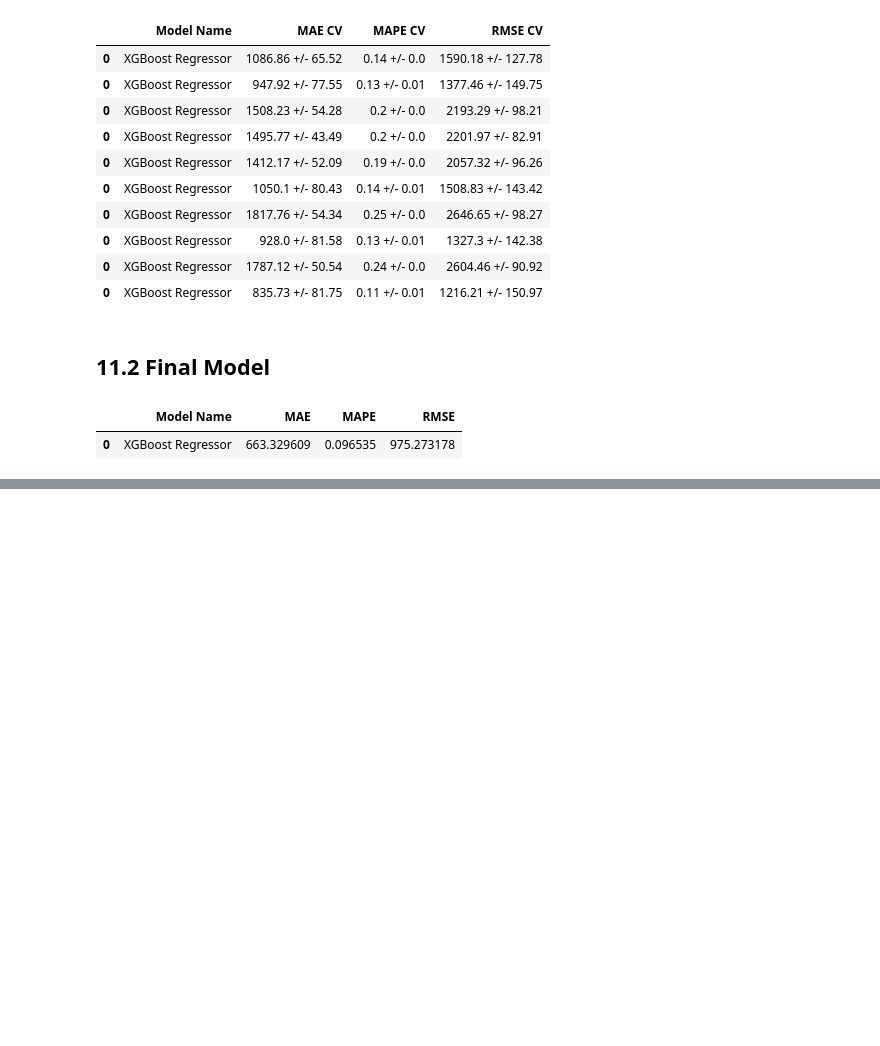
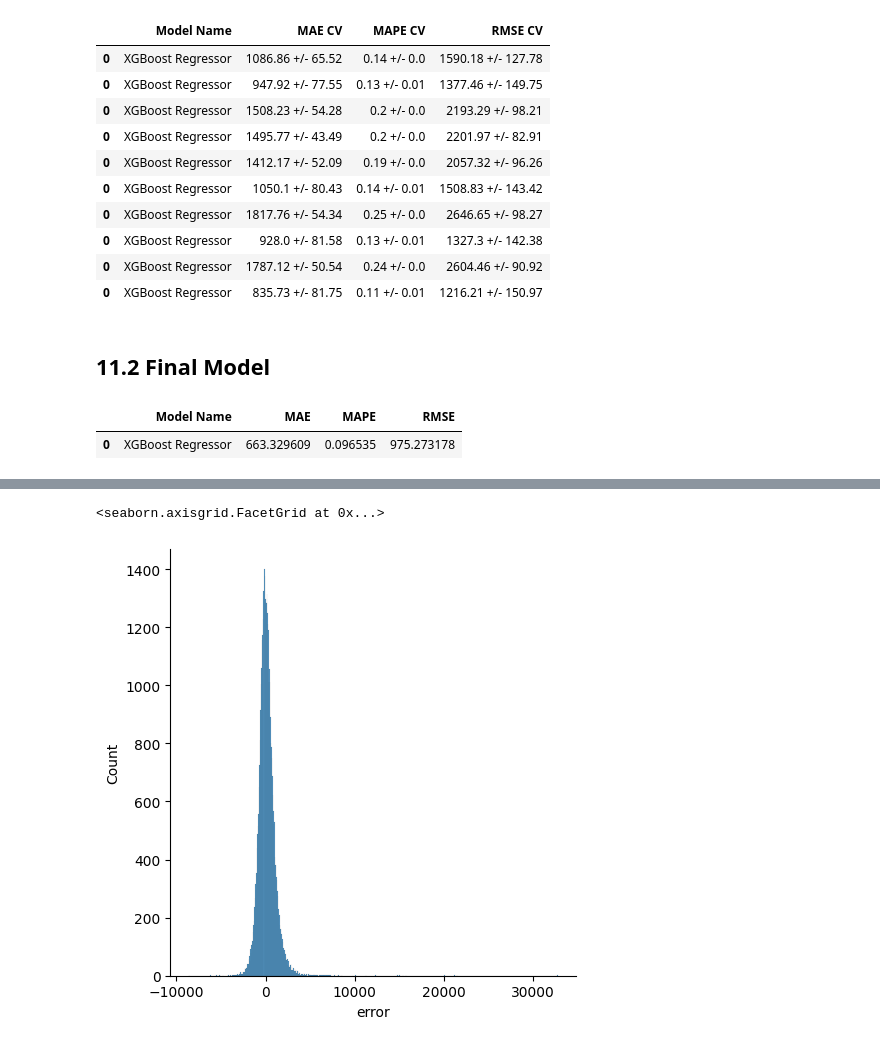
Before and after one commit to felipevalory/previsao_de_vendas, a Jupyter notebook: index.ipynb, the cells around one changed output, grey strips where cells are left out. Drawn from its saved outputs; the diff is of its cells as text; code cells hidden in the pictures; blank space fills up the shorter version.

```diff
--- a/index.ipynb
+++ b/index.ipynb
@@ -1416,0 +1494,5 @@ xgb_result_tuned
+# %%
+sns.displot( df7['error'] )
+# %% [output]
+<seaborn.axisgrid.FacetGrid at 0x...>
+[figure, added]
```
Also changed, not shown: parts of 14 cells of this notebook, 1 other file.
